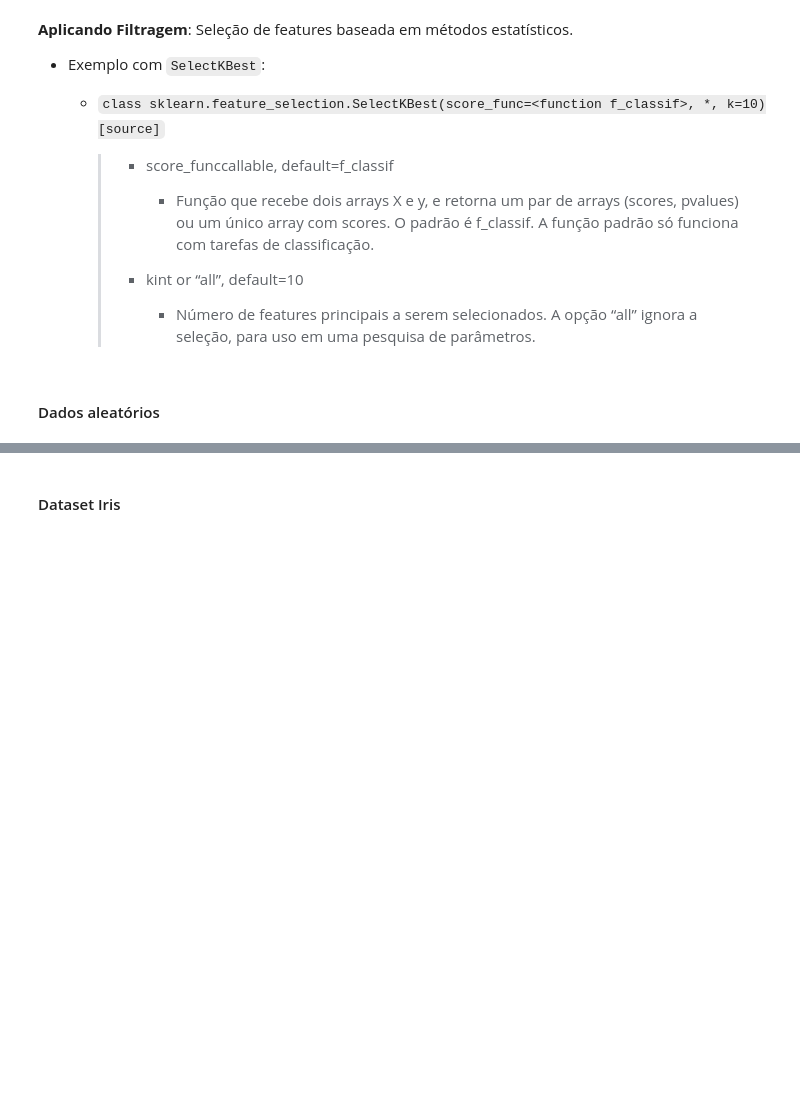
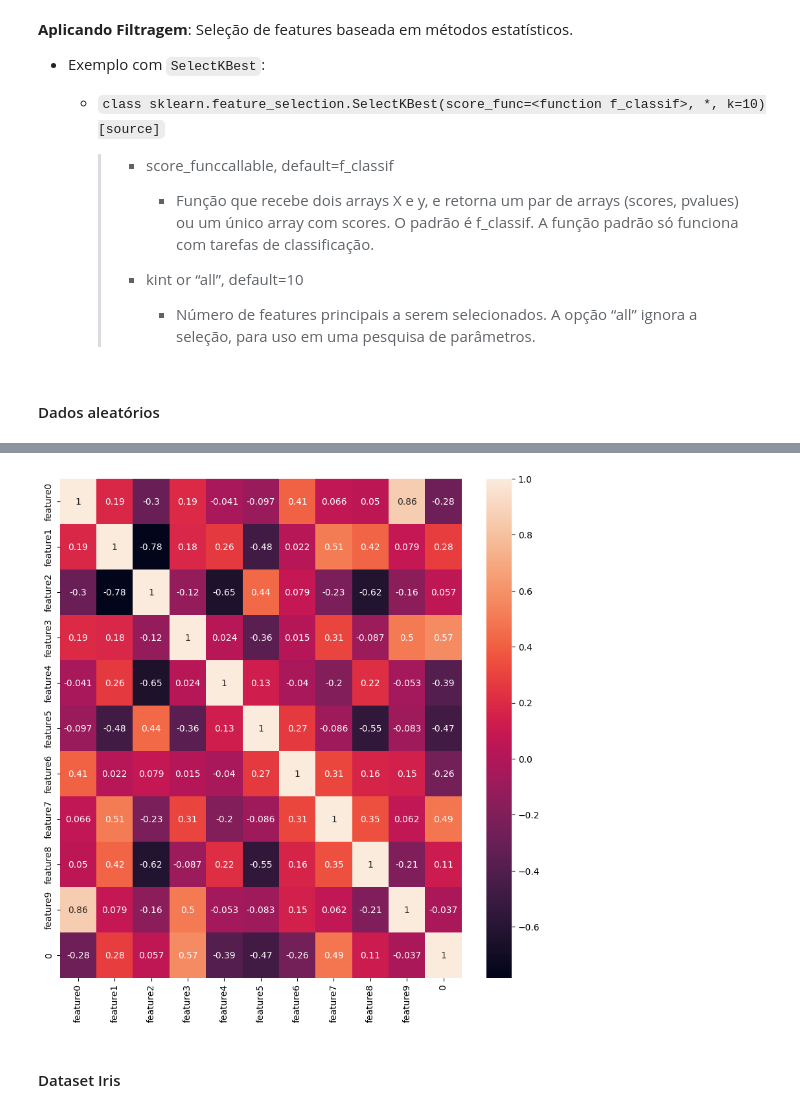
Before and after one commit to dacioms/DacioFeature3_24, a Jupyter notebook: 01_numericos/008_Selecao_Features.ipynb, the cells around one changed output, grey strips where cells are left out. Drawn from its saved outputs; the diff is of its cells as text; code cells hidden in the pictures; blank space fills up the shorter version.

```diff
--- a/01_numericos/008_Selecao_Features.ipynb
+++ b/01_numericos/008_Selecao_Features.ipynb
@@ -101,3 +102,12 @@ plt.show()
+# %%
+df = pd.DataFrame(X, columns=[f'feature{i}' for i in range(len(X))])
+df = pd.concat([df,pd.Series(y.T)],axis=1)
+# df
+plt.figure(figsize = (10,10))
+sns.heatmap(df.corr(), annot=True)
+plt.show()
+# %% [output]
+[figure, added]
 # %% [markdown]
 #### Dataset Iris
 # %%
```
Also changed, not shown: parts of 5 cells of this notebook.
